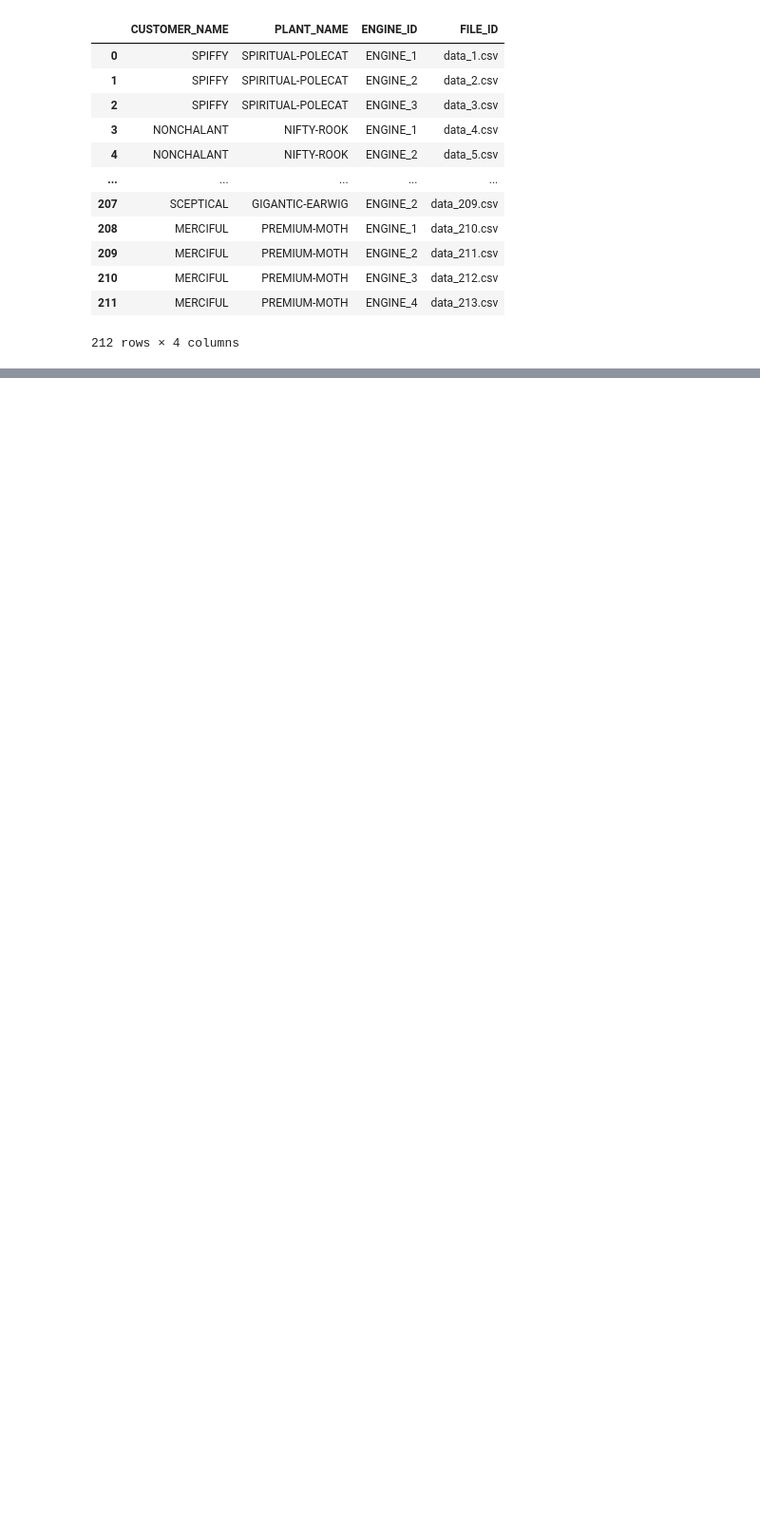
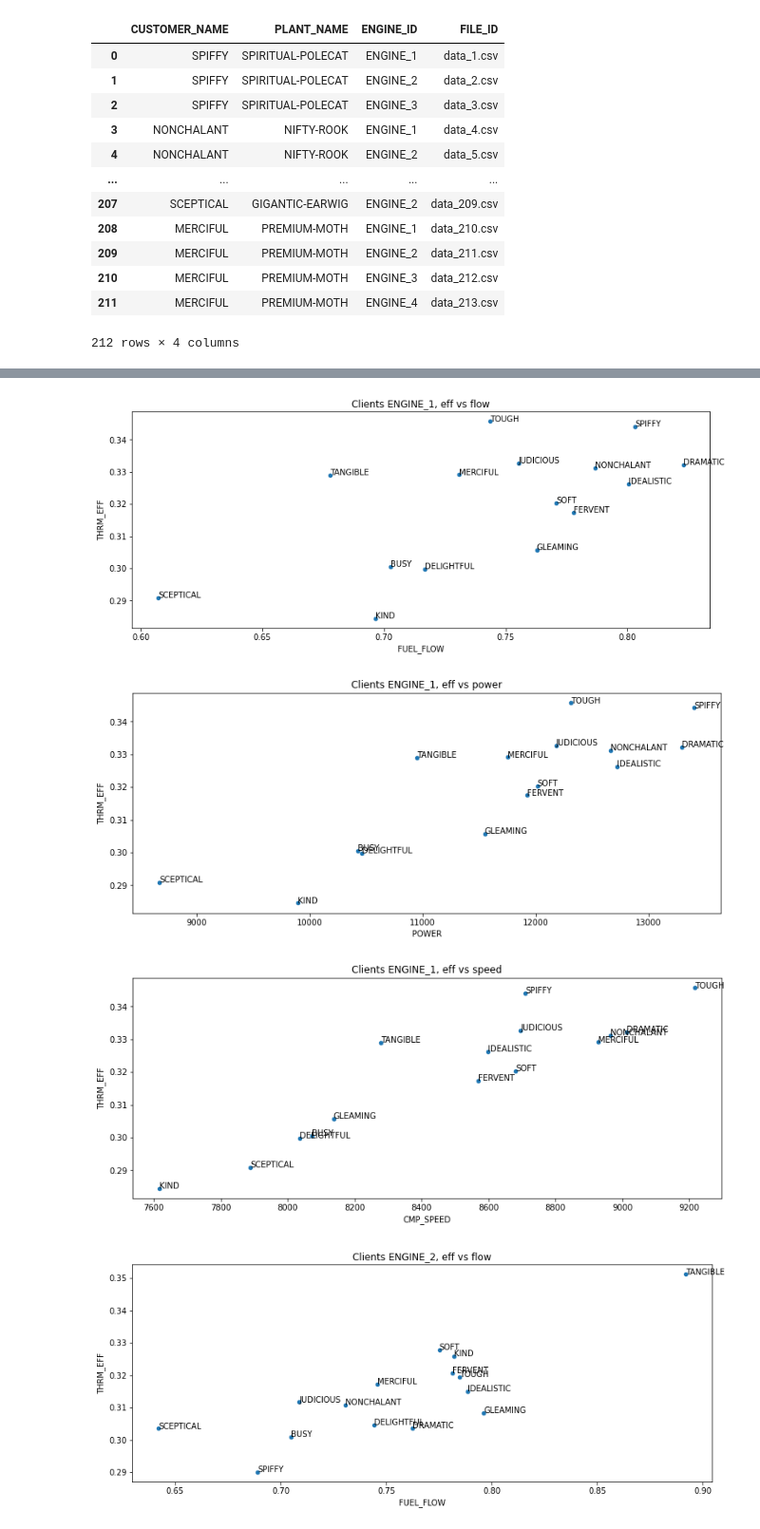
Before and after one commit to GustavoElizarraras/BackerHughes_hackaton, a Jupyter notebook: visualizations/engine_metadata_analysis.ipynb, the cells around one changed output, grey strips where cells are left out. Shown at 95% size. Drawn from its saved outputs; the diff is of its cells as text; code cells hidden in the pictures; blank space fills up the shorter version.

Commit message:
visualizations for the engine metadata

```diff
--- a/visualizations/engine_metadata_analysis.ipynb
+++ b/visualizations/engine_metadata_analysis.ipynb
@@ -19,0 +70,8 @@ df
+# %%
+def export_eff_vs_flow(engine_df, engine_name):
+    fig, ax = plt.subplots(figsize=(13,5))
+    engine_df.plot(kind="scatter", x="FUEL_FLOW", y="THRM_EFF",
+                      ax=ax, title=f"Clients {engine_name}, eff vs flow")
+    for i, txt in enumerate(engine_df.index):
+        ax.annotate(txt, (engine_df["FUEL_FLOW"].values[i], engine_df["THRM_EFF"].values[i]))
+    plt.savefig(f"exports/{engine_name}_eff_vs_flow")
@@ -21,8 +100,10 @@ df
 csv_per_engine = {}
 grouped = df.groupby("ENGINE_ID")
 for name, group in grouped:
-    csv_per_engine[name] =  zip(group["FILE_ID"].values, group["CUSTOMER_NAME"].values)
+    customers_engines =  zip(group["FILE_ID"].values, group["CUSTOMER_NAME"].values)
     describe_data = []
-    for csv_file, client_name in csv_per_engine[name]:
+    for csv_file, client_name in customers_engines:
         describe_data.append(process_csv(csv_file))
-    csv_per_engine[name] = zip(csv_per_engine[name], describe_data)
+    csv_per_engine[name] = zip(group["FILE_ID"].values,
+                               group["CUSTOMER_NAME"].values,
+                               describe_data)
@@ -31,3 +109,0 @@ FileNotFoundError: [Errno 2] No such file or directory: 'dataset/dataset/data_1.
-# %%
-for data_path, client_name in csv_per_engine["ENGINE_1"]:
-    print(data_path, client_name)
@@ -51,0 +110,3 @@ def process_csv(file):
+# %%
+engines = df["ENGINE_ID"].value_counts().index
+engines
@@ -51,0 +117,22 @@ def process_csv(file):
+# %%
+# All engines that each customer have
+for engine in engines:
+    customer_data = {}
+    average_data_clients= {}
+    for data_path, client_name, p in csv_per_engine[engine]:
+        if client_name not in customer_data.keys():
+            customer_data[client_name] = [p.iloc[1]]
+        else:
+            customer_data[client_name].append(p.iloc[1])
+    for name, dfs in customer_data.items():
+        if name not in average_data_clients.keys():
+            average_data_clients[name] = pd.concat(dfs, axis=1).T.mean()
+    engine_df = pd.DataFrame.from_dict(average_data_clients, orient="index")
+    export_eff_vs_flow(engine_df, engine)
+    export_eff_vs_power(engine_df, engine)
+    export_eff_vs_speed(engine_df, engine)
+# %% [output]
+[figure, added]
+[figure, added]
+[figure, added]
+[figure, added]
```
Also changed, not shown: parts of 16 cells of this notebook, 24 other files.
